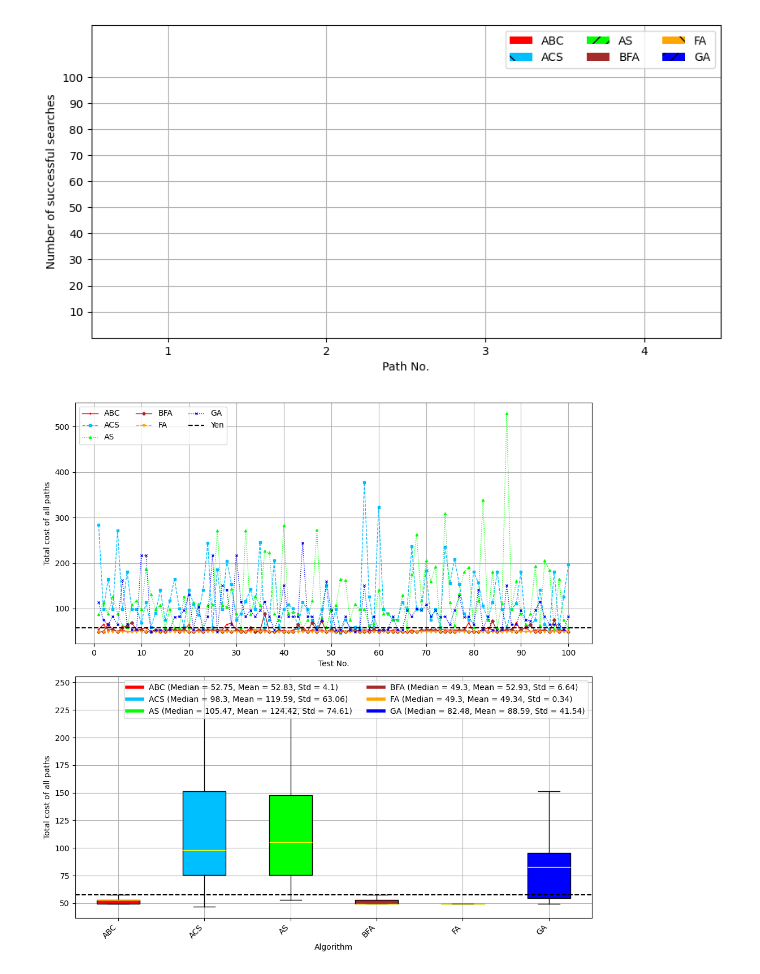
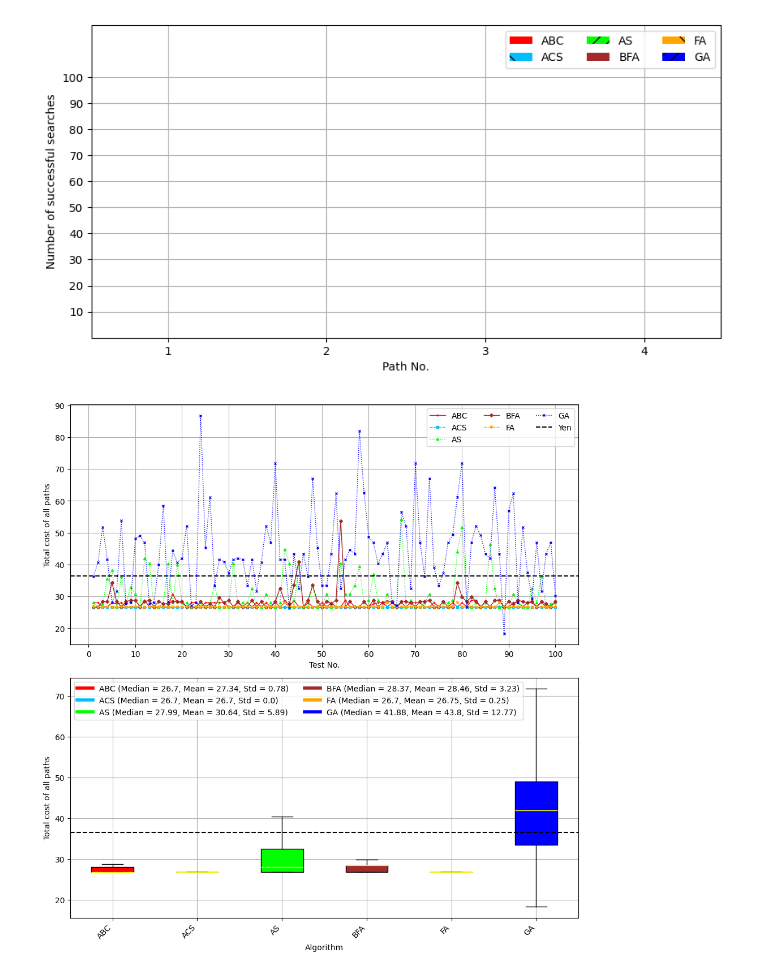
Before and after one commit to nguyenvantin971996/SDN_PyQt5, a Jupyter notebook: ryu_controller/ALL_MO.ipynb, the cells around one changed output. Cells and saved outputs as stored; diff of their text form; code cells hidden in the pictures.

```diff
--- a/ryu_controller/ALL_MO.ipynb
+++ b/ryu_controller/ALL_MO.ipynb
@@ -35,7 +35,7 @@ from get_metric import getMetric
 
 Times = 100
 src = 1
-dst = 15
+dst = 14
 
 N = 10
 Max = 100
@@ -61,5 +61,5 @@ y = 1
 a0 = 1
 b0 = 1
 
-weight_map = getMetric('../topo_mininet/15_nodes.json')
+weight_map = getMetric('../topo_mininet/14_nodes.json')
 # %%
@@ -90,16 +109,16 @@ weight_map = getMetric('../topo_mininet/15_nodes.json')
 # %%
-import random
-import copy
+# import random
+# import copy
 
-def calculate_remain_bandwidth(cost, capacity):
-    return round(1/cost, 1)*capacity
+# def calculate_remain_bandwidth(cost, capacity):
+#     return round(1/cost, 1)*capacity
 
-cost_map = copy.deepcopy(weight_map)
+# cost_map = copy.deepcopy(weight_map)
 
-for key, neighbors in weight_map.items():
-    for neighbor in neighbors:
-        cost = cost_map[key][neighbor]
-        capacity = 100
-        remain_bandwidth = calculate_remain_bandwidth(cost, capacity)
-        weight_map[key][neighbor] = (remain_bandwidth, cost, capacity)
-weight_map, cost_map
+# for key, neighbors in weight_map.items():
+#     for neighbor in neighbors:
+#         cost = cost_map[key][neighbor]
+#         capacity = 100
+#         remain_bandwidth = calculate_remain_bandwidth(cost, capacity)
+#         weight_map[key][neighbor] = (remain_bandwidth, cost, capacity)
+# weight_map, cost_map
@@ -423,37 +424,37 @@ ax1.set_xlabel("Test No.")
 ax1.set_ylabel("Total cost of all paths")
 ax1.grid()
 for i, metric in enumerate(metrics):
     ax1.plot(
         range(1, len(data[metric]) + 1), data[metric],
         linewidth=1, color=colors[i], linestyle=linestyles[i], marker=markers[i], markersize=3
     )
 ax1.axhline(y=sum(pw_yen), color='k', linestyle='--')
-ax1.legend(["ABC", "ACS", "AS", "BFA", "FA", "GA", "Yen"], loc="upper left", ncol=3)
+ax1.legend(["ABC", "ACS", "AS", "BFA", "FA", "GA", "Yen"], loc="upper right", ncol=3)
 
 ax2 = axs[1]
 ax2.set_xticklabels(labels, rotation=45, ha="right")
 # ax2.set_ylim(100, 600)
 ax2.set_xlabel("Algorithm")
 ax2.set_ylabel("Total cost of all paths")
 ax2.grid()
 data_for_boxplot = [data[metric] for metric in metrics]
 box = ax2.boxplot(data_for_boxplot, patch_artist=True, vert=True, showfliers=False,
                   medianprops=dict(color='yellow', linewidth=1))
 for patch, color in zip(box['boxes'], colors):
     patch.set_facecolor(color)
 ax2.axhline(y=sum(pw_yen), color='k', linestyle='--')
 
 handles = [plt.Line2D([0], [0], color=color, lw=4) for color in colors]
 legend_labels = [
     f"{labels[i]} (Median = {statistics[metrics[i]]['median']}, Mean = {statistics[metrics[i]]['mean']}, Std = {statistics[metrics[i]]['std']})"
     for i in range(len(labels))
 ]
-ax2.legend(handles, legend_labels, loc="upper right", ncol=2)
+ax2.legend(handles, legend_labels, loc="upper left", ncol=2)
 plt.tight_layout()
-# plt.savefig("ALL/ALL_sum_MO.png", dpi=200, bbox_inches='tight')
+plt.savefig("ALL/ALL_sum_MO.png", dpi=200, bbox_inches='tight')
 plt.show()
 # %% [output]
-[figure, old version]
+[figure, new version]
 # %%
 metrics = ["time_ABC", "time_ACS", "time_AS", "time_BFA", "time_FA", "time_GA"]
 metrics_non_FA = ["time_ABC", "time_ACS", "time_AS", "time_BFA", "time_GA"]
```
Also changed, not shown: parts of 8 cells of this notebook.
